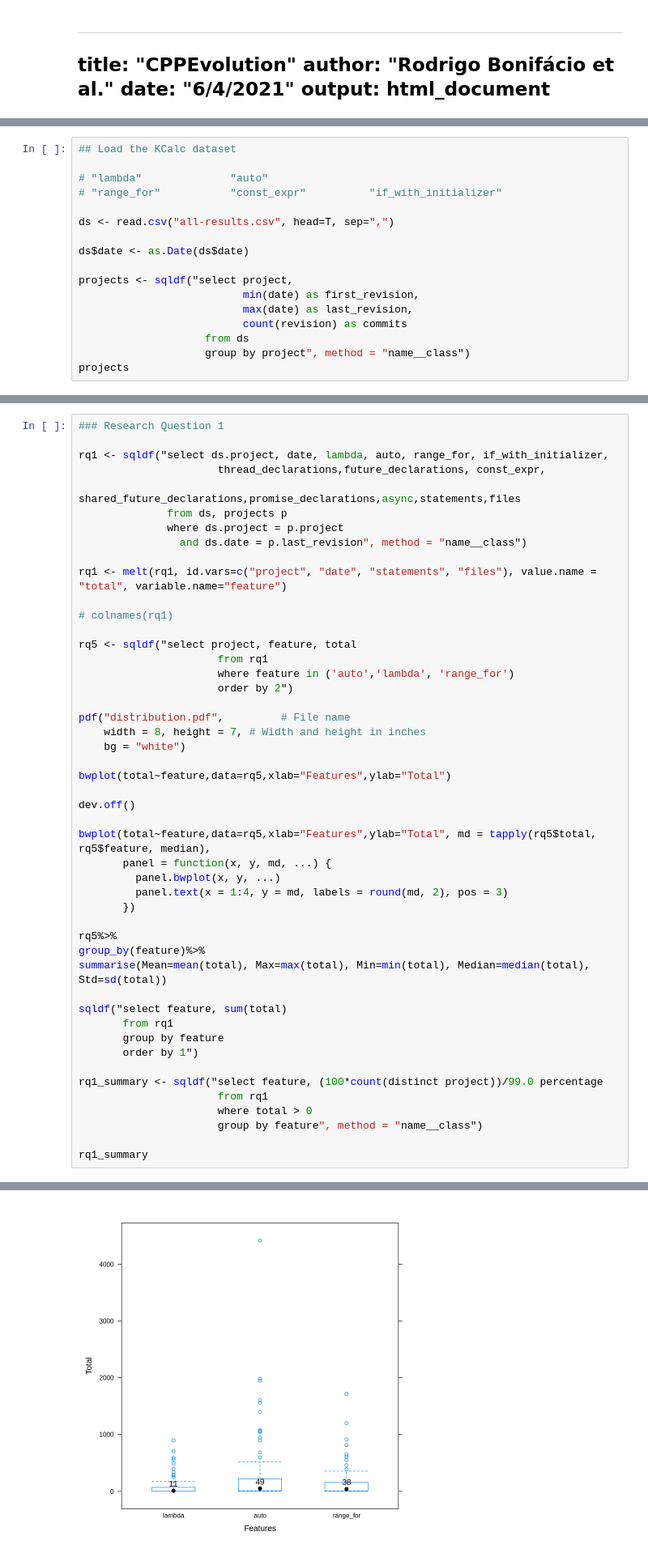
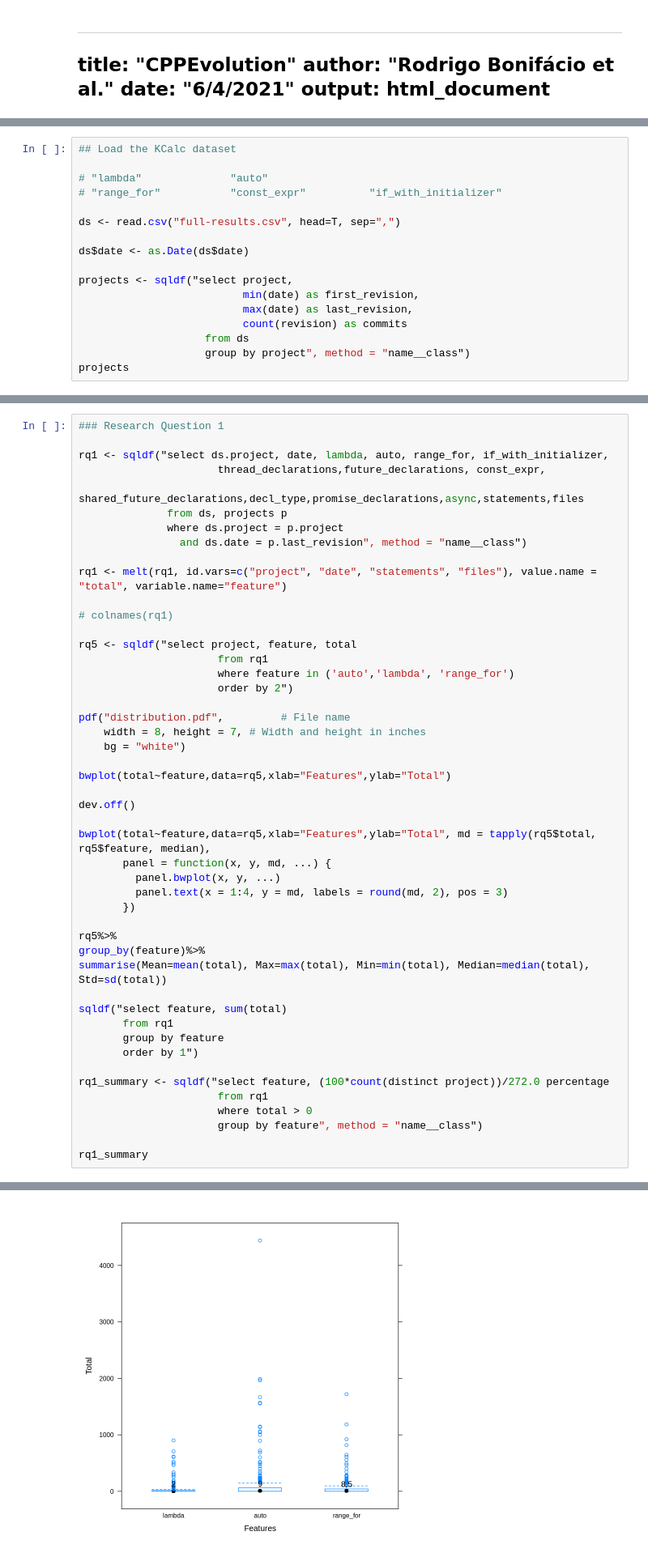
Before and after one commit to PAMunb/cppEvolution, a Jupyter notebook: analysis/datasets/analysis.ipynb, the cells around one changed output, grey strips where cells are left out. Shown at 81% size. Drawn from its saved outputs; the diff is of its cells as text.

```diff
--- a/analysis/datasets/analysis.ipynb
+++ b/analysis/datasets/analysis.ipynb
@@ -47,7 +67,7 @@ The following objects are masked from ‘package:base’:
 # "lambda"              "auto"
 # "range_for"           "const_expr"          "if_with_initializer"
 
-ds <- read.csv("all-results.csv", head=T, sep=",")
+ds <- read.csv("full-results.csv", head=T, sep=",")
 
 ds$date <- as.Date(ds$date)
 
@@ -83,7 +103,7 @@ A data.frame: 99 × 4
 
 rq1 <- sqldf("select ds.project, date, lambda, auto, range_for, if_with_initializer,
                       thread_declarations,future_declarations, const_expr,
-                      shared_future_declarations,promise_declarations,async,statements,files
+                      shared_future_declarations,decl_type,promise_declarations,async,statements,files
               from ds, projects p
               where ds.project = p.project
                 and ds.date = p.last_revision", method = "name__class")
@@ -120,7 +140,7 @@ sqldf("select feature, sum(total)
        group by feature
        order by 1")
 
-rq1_summary <- sqldf("select feature, (100*count(distinct project))/99.0 percentage
+rq1_summary <- sqldf("select feature, (100*count(distinct project))/272.0 percentage
                       from rq1
                       where total > 0
                       group by feature", method = "name__class")
@@ -160 +182 @@ A data.frame: 6 × 2
-[figure, old version]
+[figure, new version]
```
Also changed, not shown: parts of 8 cells of this notebook.
